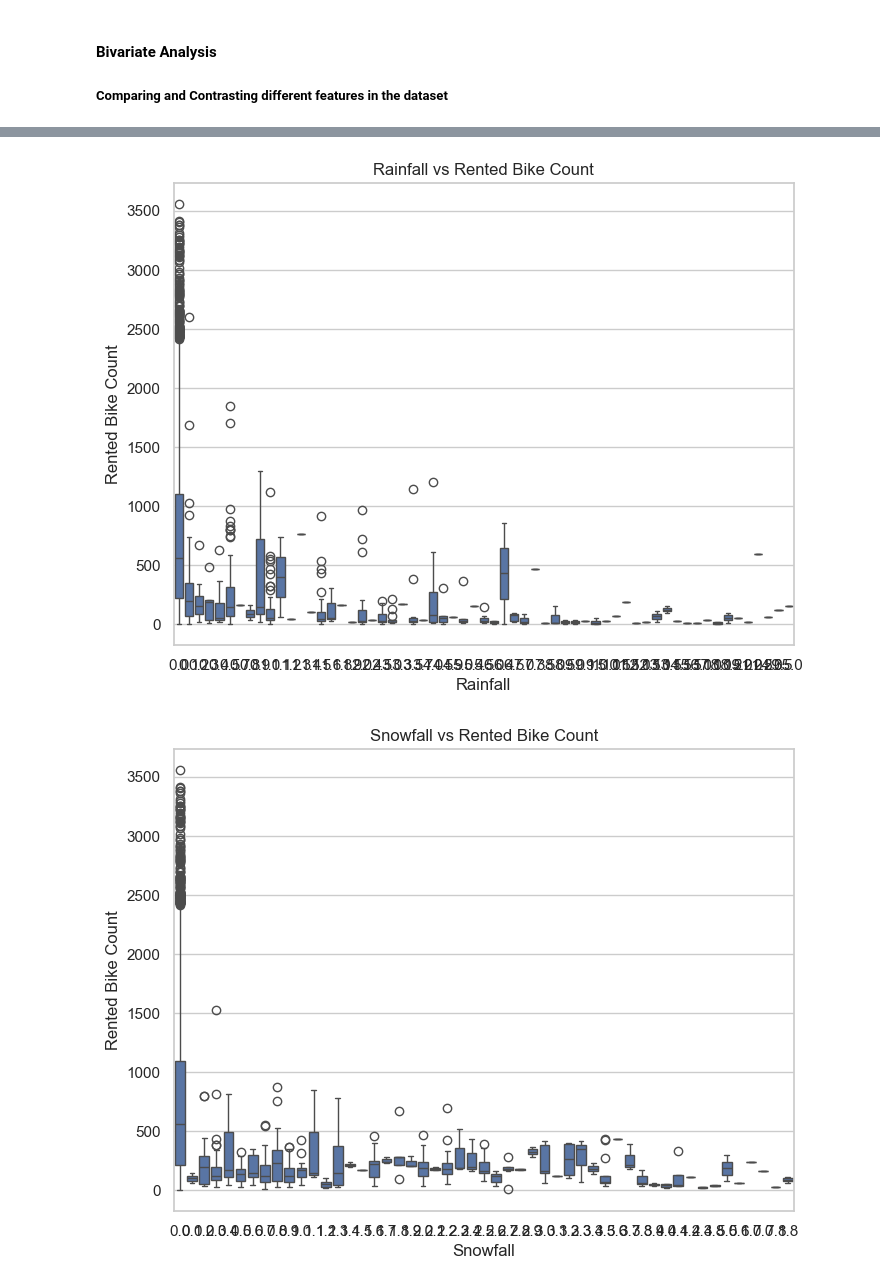
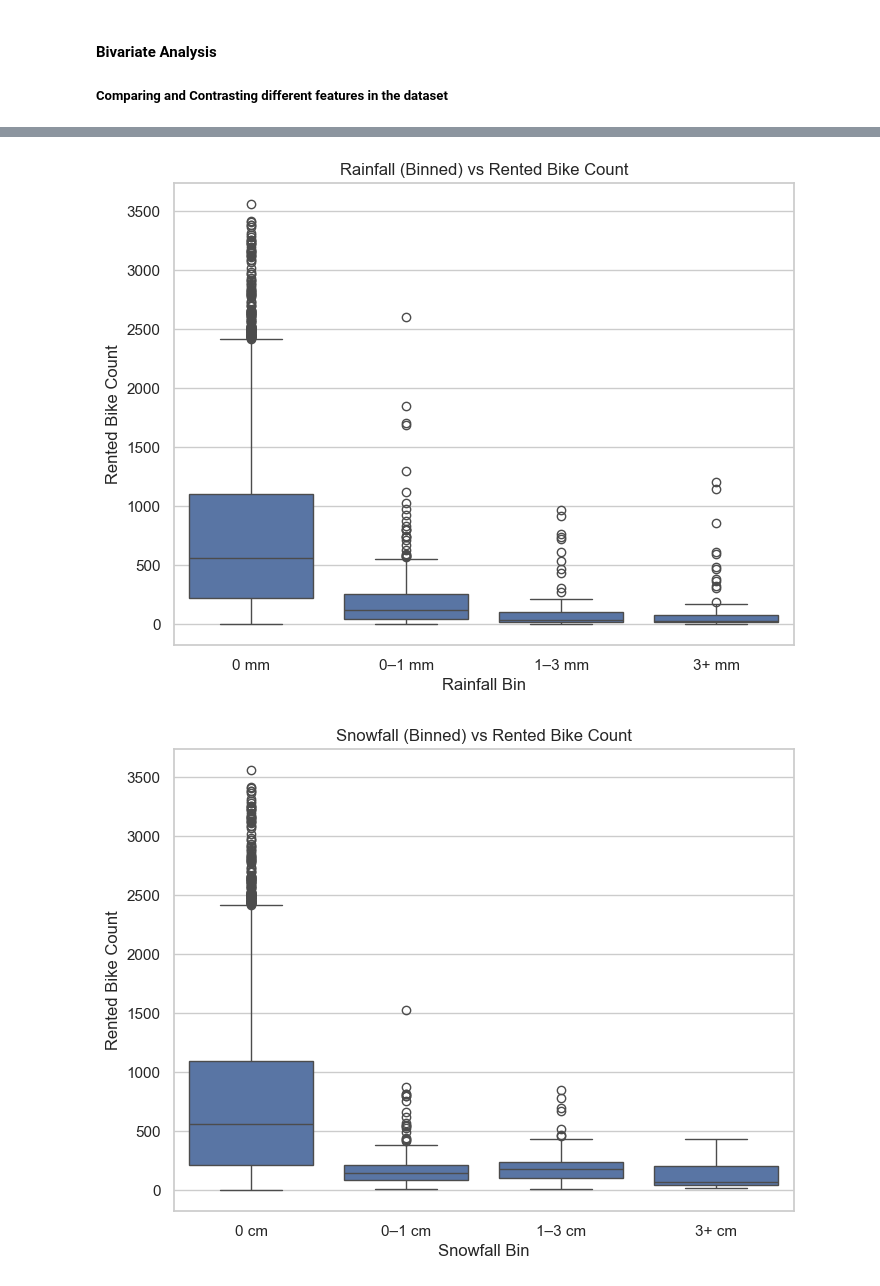
Before and after one commit to BarraHarrison/Seoul-Bike-Sharing, a Jupyter notebook: main.ipynb, the cells around one changed output, grey strips where cells are left out. Saved outputs shown, nothing was run; the diff lists cells and outputs as text; code cells hidden in the pictures.

Commit message:
Changing the x-axis values for rainfall and snowfall plots

```diff
--- a/main.ipynb
+++ b/main.ipynb
@@ -145,41 +145,48 @@ plt.show()
 
 # 4. Solar Radiation vs Rented Bike Count
 plt.figure(figsize=(8,6))
 sns.scatterplot(data=df, x='Solar Radiation', y='Rented Bike Count', alpha=0.5)
 plt.title('Solar Radiation vs Rented Bike Count')
 plt.show()
 
-# 5. Rainfall vs Rented Bike Count
+df['Rainfall Bin'] = pd.cut(df['Rainfall'], bins=[-0.1, 0, 1, 3, df['Rainfall'].max()],
+                            labels=['0 mm', '0–1 mm', '1–3 mm', '3+ mm'])
+
+df['Snowfall Bin'] = pd.cut(df['Snowfall'], bins=[-0.1, 0, 1, 3, df['Snowfall'].max()],
+                            labels=['0 cm', '0–1 cm', '1–3 cm', '3+ cm'])
+
+# 3. Boxplot: Rainfall vs Rented Bike Count (Binned)
 plt.figure(figsize=(8,6))
-sns.boxplot(data=df, x='Rainfall', y='Rented Bike Count')
-plt.title('Rainfall vs Rented Bike Count')
+sns.boxplot(data=df, x='Rainfall Bin', y='Rented Bike Count')
+plt.title('Rainfall (Binned) vs Rented Bike Count')
 plt.show()
 
-# 6. Snowfall vs Rented Bike Count
+# 4. Boxplot: Snowfall vs Rented Bike Count (Binned)
 plt.figure(figsize=(8,6))
-sns.boxplot(data=df, x='Snowfall', y='Rented Bike Count')
-plt.title('Snowfall vs Rented Bike Count')
+sns.boxplot(data=df, x='Snowfall Bin', y='Rented Bike Count')
+plt.title('Snowfall (Binned) vs Rented Bike Count')
 plt.show()
+
 
 # 7. Day of Week vs Average Rented Bike Count
 plt.figure(figsize=(10,6))
 sns.barplot(data=df, x='Day of Week', y='Rented Bike Count', estimator='mean', order=[
     'Monday', 'Tuesday', 'Wednesday', 'Thursday', 'Friday', 'Saturday', 'Sunday'])
 plt.title('Average Bike Rentals by Day of Week')
 plt.show()
 
 # 8. Month vs Average Rented Bike Count
 plt.figure(figsize=(10,6))
 sns.barplot(data=df, x='Month', y='Rented Bike Count', estimator='mean')
 plt.title('Average Bike Rentals by Month')
 plt.show()
 # %% [output]
 [figure]
 [figure]
 [figure]
 [figure]
-[figure, old version]
+[figure, new version]
-[figure, old version]
+[figure, new version]
 [figure]
 [figure]
 # %% [markdown]
```
Also changed, not shown: parts of 1 cell of this notebook.
